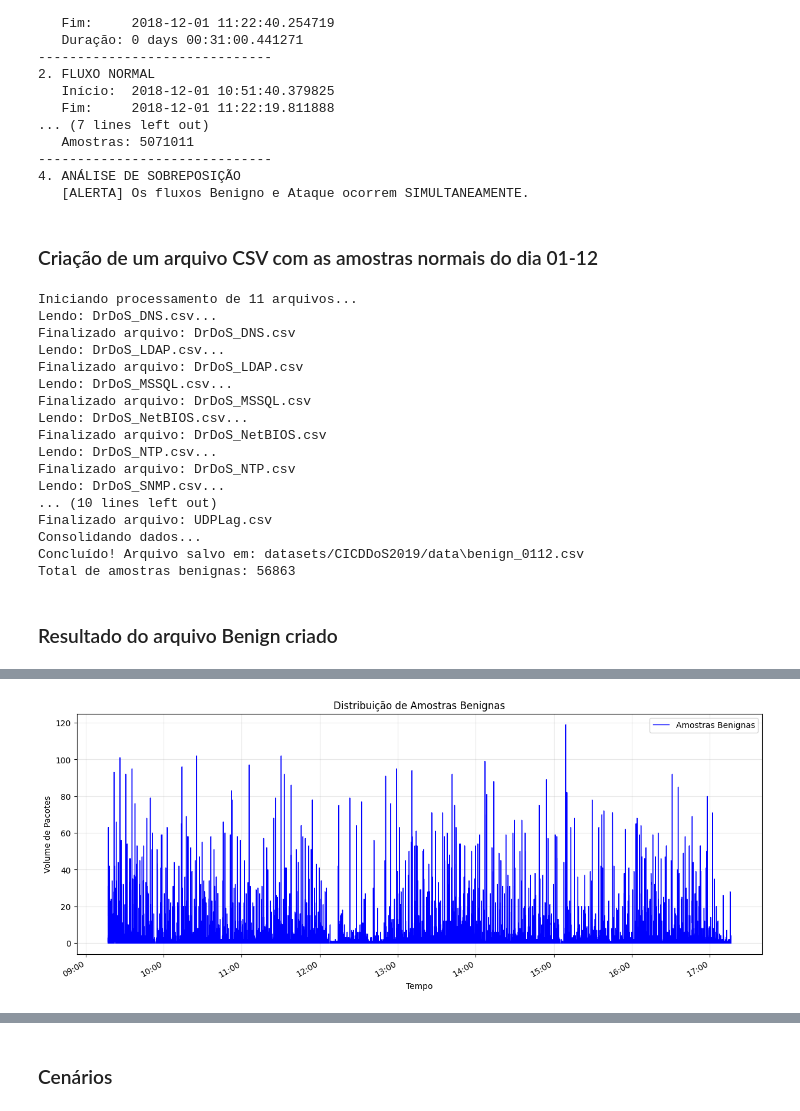
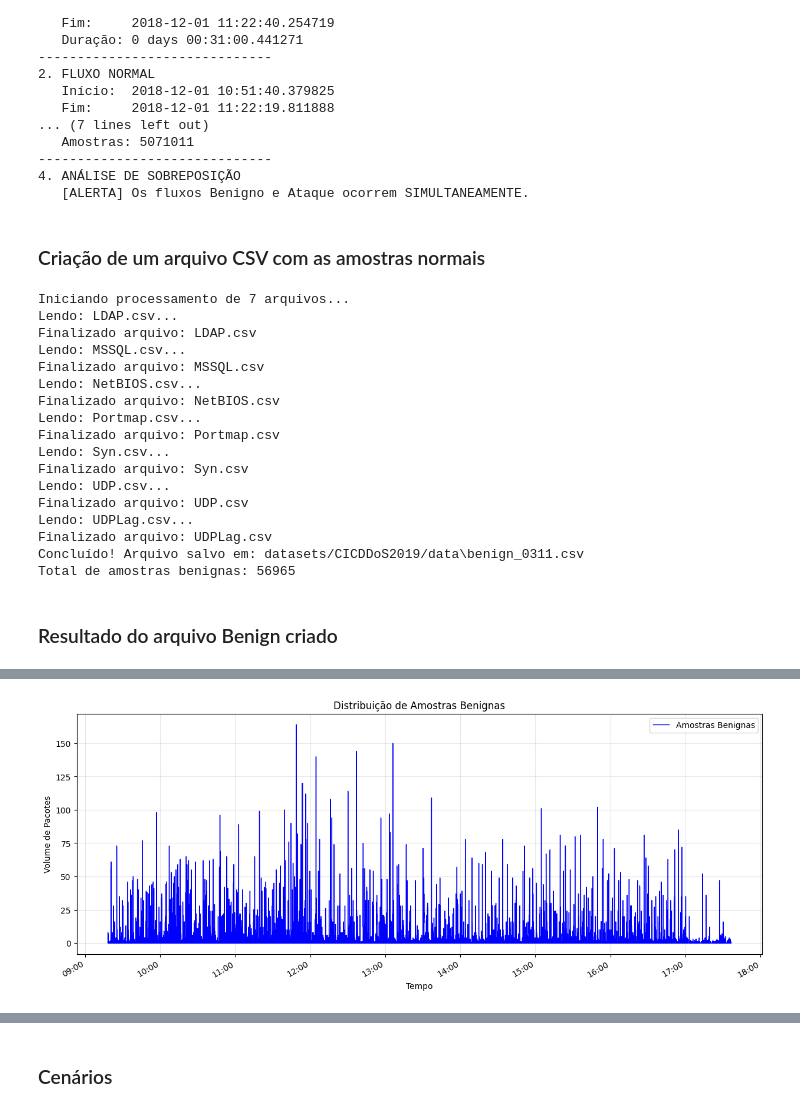
Before and after one commit to iRocktys/anomaly-detection-data-stream, a Jupyter notebook: Data.ipynb, the cells around one changed output, grey strips where cells are left out. Saved outputs shown, nothing was run; the diff lists cells and outputs as text; code cells hidden in the pictures.

```diff
--- a/Data.ipynb
+++ b/Data.ipynb
@@ -858,11 +858,16 @@ Processando Chunk 51... (Benignos: 3402 | Ataques: 5071011)
 4. ANÁLISE DE SOBREPOSIÇÃO
    [ALERTA] Os fluxos Benigno e Ataque ocorrem SIMULTANEAMENTE.
 # %% [markdown]
-### Criação de um arquivo CSV com as amostras normais do dia 01-12
+### Criação de um arquivo CSV com as amostras normais
 # %%
-input_folder = 'datasets/CICDDoS2019/01-12'
+# input_folder = 'datasets/CICDDoS2019/01-12'
+# output_folder = 'datasets/CICDDoS2019/data'
+# output_file = 'benign_0112.csv'
+
+input_folder = 'datasets/CICDDoS2019/03-11'
 output_folder = 'datasets/CICDDoS2019/data'
-output_file = 'benign_0112.csv'
+output_file = 'benign_0311.csv'
+
 
 # Cria a pasta de saída se não existir
 os.makedirs(output_folder, exist_ok=True)
@@ -918,28 +923,29 @@ if benign_data:
 else:
     print("Nenhuma amostra benigna foi encontrada nos arquivos.")
 # %% [output]
-Iniciando processamento de 11 arquivos...
-Lendo: DrDoS_DNS.csv...
-Finalizado arquivo: DrDoS_DNS.csv
-Lendo: DrDoS_LDAP.csv...
-Finalizado arquivo: DrDoS_LDAP.csv
-Lendo: DrDoS_MSSQL.csv...
-Finalizado arquivo: DrDoS_MSSQL.csv
-Lendo: DrDoS_NetBIOS.csv...
-Finalizado arquivo: DrDoS_NetBIOS.csv
-Lendo: DrDoS_NTP.csv...
-Finalizado arquivo: DrDoS_NTP.csv
-Lendo: DrDoS_SNMP.csv...
-... (10 lines left out)
+Iniciando processamento de 7 arquivos...
+Lendo: LDAP.csv...
+Finalizado arquivo: LDAP.csv
+Lendo: MSSQL.csv...
+Finalizado arquivo: MSSQL.csv
+Lendo: NetBIOS.csv...
+Finalizado arquivo: NetBIOS.csv
+Lendo: Portmap.csv...
+Finalizado arquivo: Portmap.csv
+Lendo: Syn.csv...
+Finalizado arquivo: Syn.csv
+Lendo: UDP.csv...
+Finalizado arquivo: UDP.csv
+Lendo: UDPLag.csv...
 Finalizado arquivo: UDPLag.csv
-Consolidando dados...
-Concluído! Arquivo salvo em: datasets/CICDDoS2019/data\benign_0112.csv
-Total de amostras benignas: 56863
+Concluído! Arquivo salvo em: datasets/CICDDoS2019/data\benign_0311.csv
+Total de amostras benignas: 56965
 # %% [markdown]
 ### Resultado do arquivo Benign criado
 # %%
 # Configuração do caminho do arquivo
-file_path = 'datasets/CICDDoS2019/data/benign_0112.csv'
+# file_path = 'datasets/CICDDoS2019/data/benign_0112.csv'
+file_path = 'datasets/CICDDoS2019/data/benign_0311.csv'
 df = pd.read_csv(file_path)
 
 # Conversão e Ordenação
@@ -995,2 +1001,2 @@ Fim:    2018-12-01 17:16:19.388501
-[figure, old version]
+[figure, new version]
 --- Analisando intervalos de silêncio (Lacunas) ---
```
Also changed, not shown: parts of 9 cells of this notebook.
